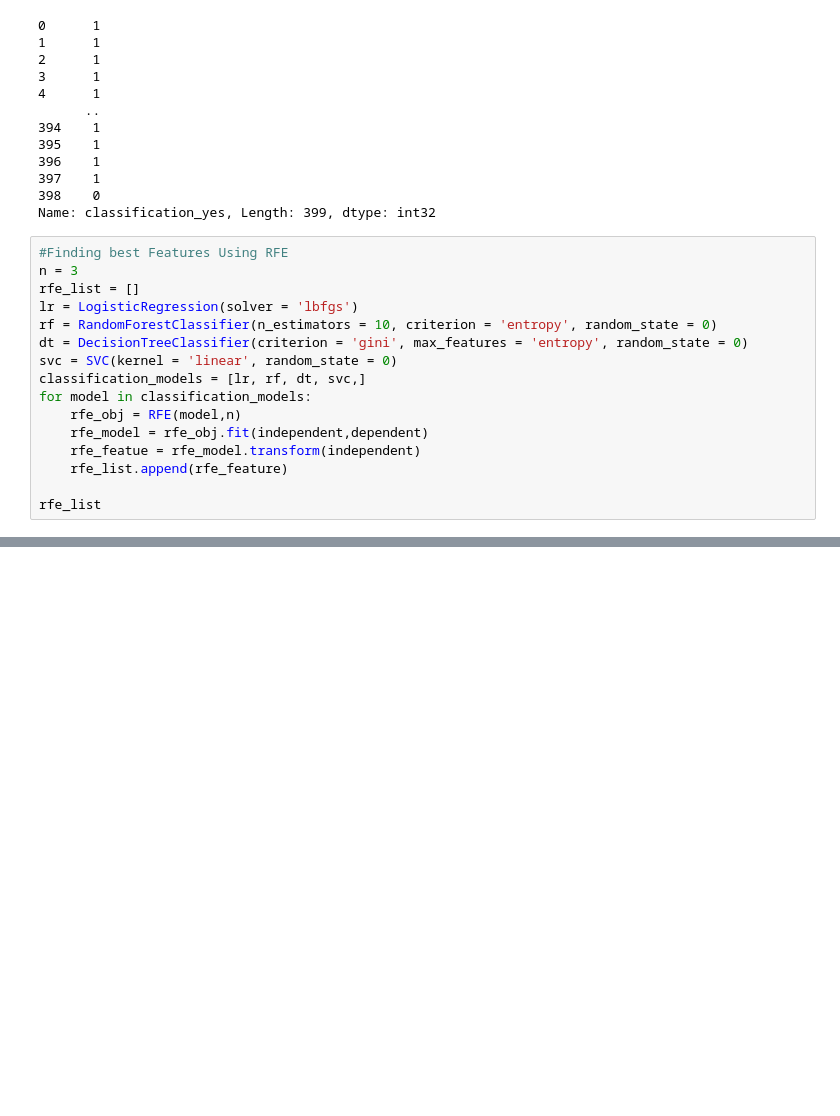
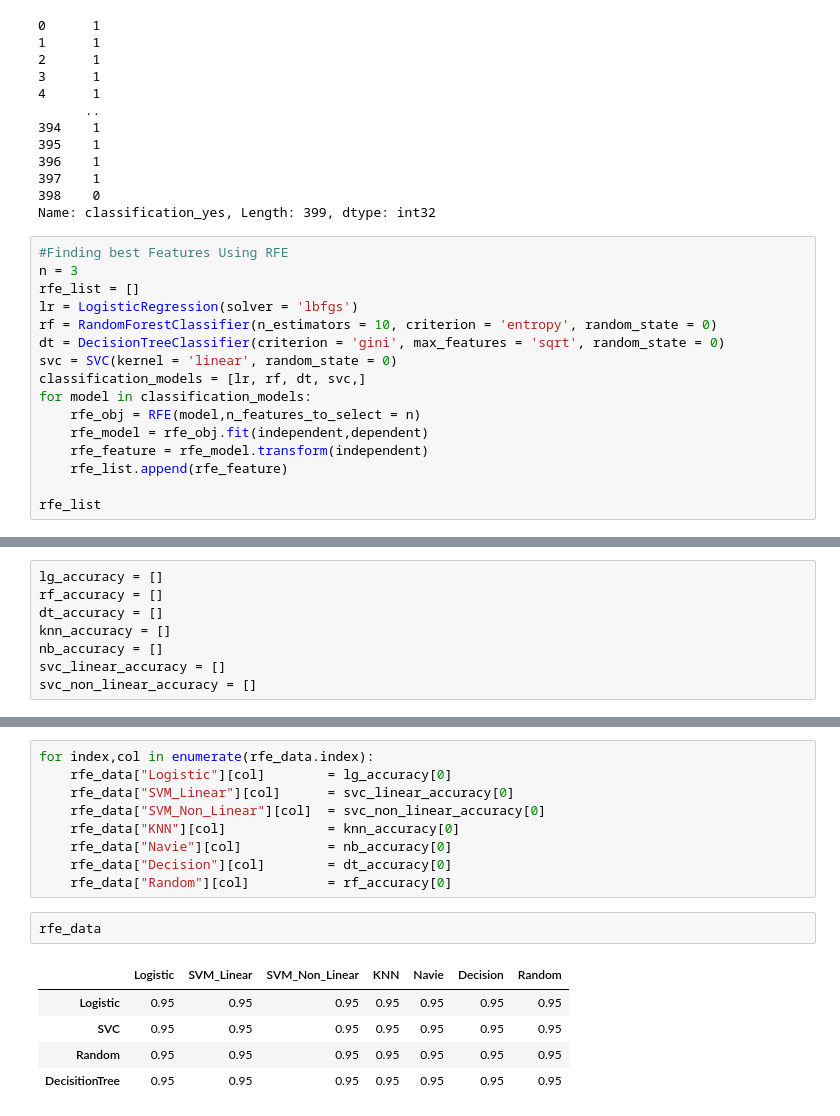
Before and after one commit to ThanigaivelGanapathi/ML_Feature_Selection, a Jupyter notebook: Recursive_Feature_Elimination/Recurrsive Feature Elimination/RFE_Feature_Selection.ipynb, the cells around one changed output, grey strips where cells are left out. Drawn from its saved outputs; the diff is of its cells as text; blank space fills up the shorter version.

```diff
--- a/Recursive_Feature_Elimination/Recurrsive Feature Elimination/RFE_Feature_Selection.ipynb
+++ b/Recursive_Feature_Elimination/Recurrsive Feature Elimination/RFE_Feature_Selection.ipynb
@@ -88,13 +94,13 @@ n = 3
 rfe_list = []
 lr = LogisticRegression(solver = 'lbfgs')
 rf = RandomForestClassifier(n_estimators = 10, criterion = 'entropy', random_state = 0)
-dt = DecisionTreeClassifier(criterion = 'gini', max_features = 'entropy', random_state = 0)
+dt = DecisionTreeClassifier(criterion = 'gini', max_features = 'sqrt', random_state = 0)
 svc = SVC(kernel = 'linear', random_state = 0)
 classification_models = [lr, rf, dt, svc,]
 for model in classification_models:
-    rfe_obj = RFE(model,n)
+    rfe_obj = RFE(model,n_features_to_select = n)
     rfe_model = rfe_obj.fit(independent,dependent)
-    rfe_featue = rfe_model.transform(independent)
+    rfe_feature = rfe_model.transform(independent)
     rfe_list.append(rfe_feature)
 
 rfe_list
@@ -102,0 +125,8 @@ TypeError: RFE.__init__() takes 2 positional arguments but 3 were given
+# %%
+lg_accuracy = []
+rf_accuracy = []
+dt_accuracy = []
+knn_accuracy = []
+nb_accuracy = []
+svc_linear_accuracy = []
+svc_non_linear_accuracy = []
@@ -102,0 +244,17 @@ TypeError: RFE.__init__() takes 2 positional arguments but 3 were given
+# %%
+for index,col in enumerate(rfe_data.index):
+    rfe_data["Logistic"][col]        = lg_accuracy[0]
+    rfe_data["SVM_Linear"][col]      = svc_linear_accuracy[0]
+    rfe_data["SVM_Non_Linear"][col]  = svc_non_linear_accuracy[0]
+    rfe_data["KNN"][col]             = knn_accuracy[0]
+    rfe_data["Navie"][col]           = nb_accuracy[0]
+    rfe_data["Decision"][col]        = dt_accuracy[0]
+    rfe_data["Random"][col]          = rf_accuracy[0]
+# %%
+rfe_data
+# %% [output]
+|  | Logistic | SVM_Linear | SVM_Non_Linear | KNN | Navie | Decision | Random |
+| Logistic | 0.95 | 0.95 | 0.95 | 0.95 | 0.95 | 0.95 | 0.95 |
+| SVC | 0.95 | 0.95 | 0.95 | 0.95 | 0.95 | 0.95 | 0.95 |
+| Random | 0.95 | 0.95 | 0.95 | 0.95 | 0.95 | 0.95 | 0.95 |
+| DecisitionTree | 0.95 | 0.95 | 0.95 | 0.95 | 0.95 | 0.95 | 0.95 |
```
Also changed, not shown: parts of 6 cells of this notebook.
